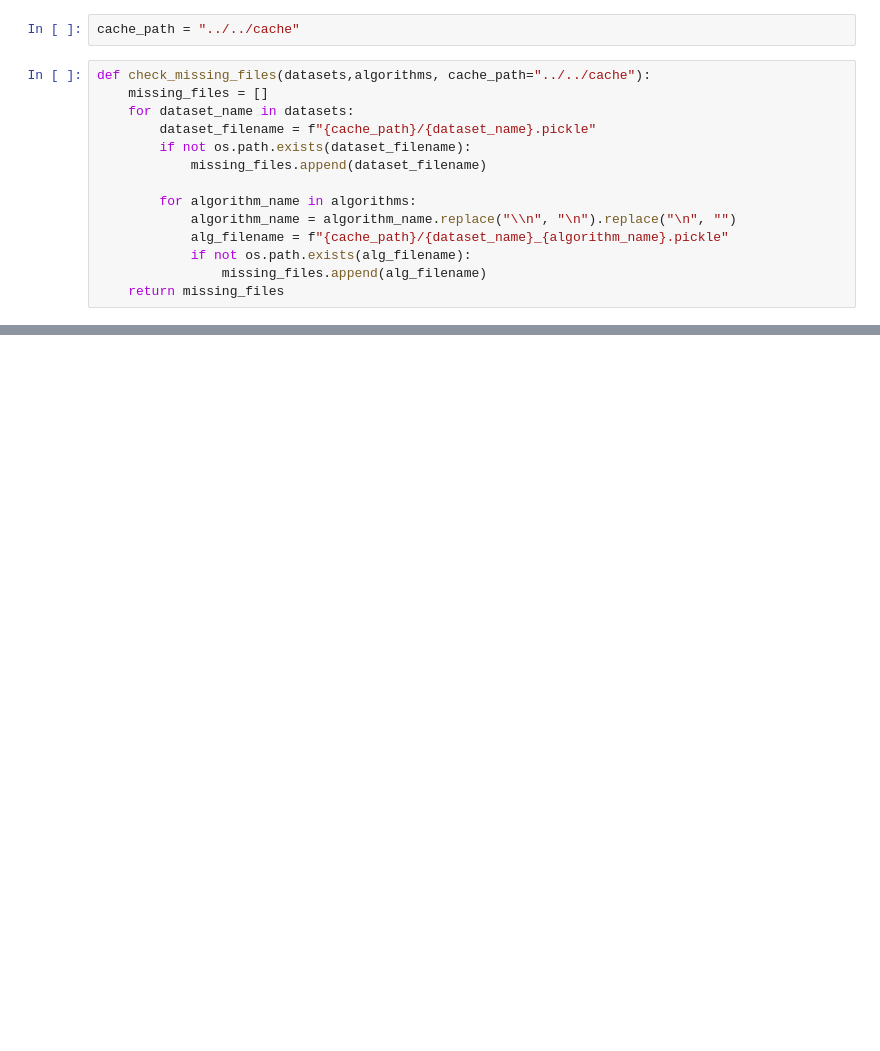
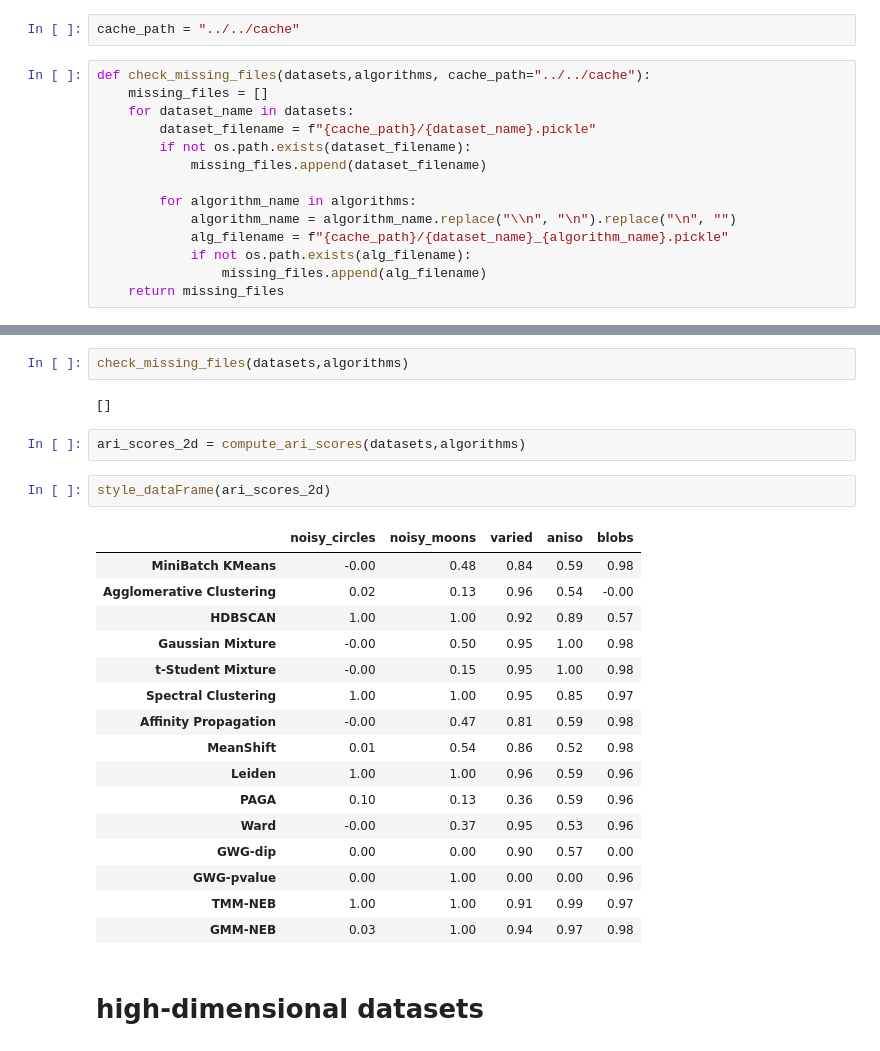
Before and after one commit to ecker-lab/tneb_clustering, a Jupyter notebook: notebooks/metrics/11_ari_scores.ipynb, the cells around one changed output, grey strips where cells are left out. Saved outputs shown, nothing was run; the diff lists cells and outputs as text; blank space fills up the shorter version.

```diff
--- a/notebooks/metrics/11_ari_scores.ipynb
+++ b/notebooks/metrics/11_ari_scores.ipynb
@@ -110,0 +126,27 @@ def compute_ari_scores(datasets,algorithms, cache_path="../../cache"):
+# %%
+check_missing_files(datasets,algorithms)
+# %% [output]
+[]
+# %%
+ari_scores_2d = compute_ari_scores(datasets,algorithms)
+# %%
+style_dataFrame(ari_scores_2d)
+# %% [output]
+|  | noisy_circles | noisy_moons | varied | aniso | blobs |
+| MiniBatch KMeans | -0.00 | 0.48 | 0.84 | 0.59 | 0.98 |
+| Agglomerative Clustering | 0.02 | 0.13 | 0.96 | 0.54 | -0.00 |
+| HDBSCAN | 1.00 | 1.00 | 0.92 | 0.89 | 0.57 |
+| Gaussian Mixture | -0.00 | 0.50 | 0.95 | 1.00 | 0.98 |
+| t-Student Mixture | -0.00 | 0.15 | 0.95 | 1.00 | 0.98 |
+| Spectral Clustering | 1.00 | 1.00 | 0.95 | 0.85 | 0.97 |
+| Affinity Propagation | -0.00 | 0.47 | 0.81 | 0.59 | 0.98 |
+| MeanShift | 0.01 | 0.54 | 0.86 | 0.52 | 0.98 |
+| Leiden | 1.00 | 1.00 | 0.96 | 0.59 | 0.96 |
+| PAGA | 0.10 | 0.13 | 0.36 | 0.59 | 0.96 |
+| Ward | -0.00 | 0.37 | 0.95 | 0.53 | 0.96 |
+| GWG-dip | 0.00 | 0.00 | 0.90 | 0.57 | 0.00 |
+| GWG-pvalue | 0.00 | 1.00 | 0.00 | 0.00 | 0.96 |
+| TMM-NEB | 1.00 | 1.00 | 0.91 | 0.99 | 0.97 |
+| GMM-NEB | 0.03 | 1.00 | 0.94 | 0.97 | 0.98 |
+# %% [markdown]
+# high-dimensional datasets
```
Also changed, not shown: parts of 9 cells of this notebook, 11 other files.
